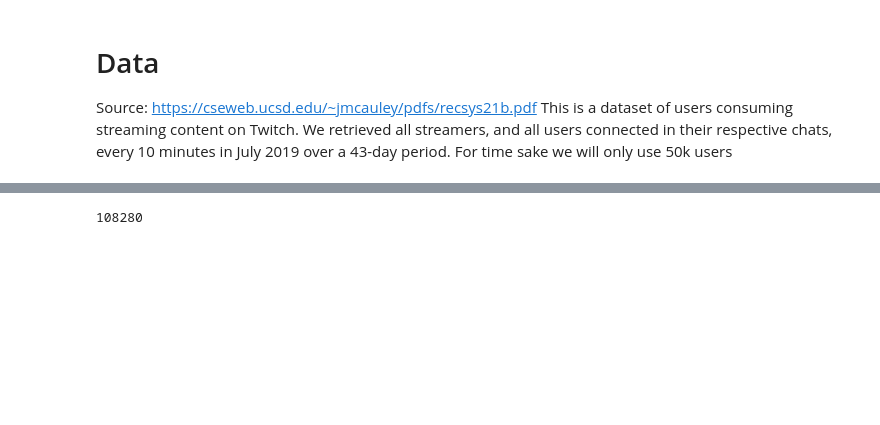
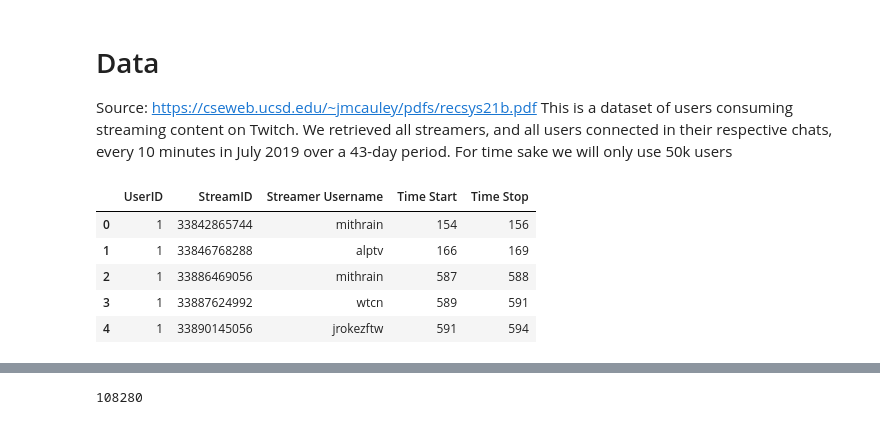
Before and after one commit to vdanielb/twitch-recommender, a Jupyter notebook: main.ipynb, the cells around one changed output, grey strips where cells are left out. Drawn from its saved outputs; the diff is of its cells as text; code cells hidden in the pictures; blank space fills up the shorter version.

```diff
--- a/main.ipynb
+++ b/main.ipynb
@@ -5,8 +27,23 @@ import pandas as pd
 Source: https://cseweb.ucsd.edu/~jmcauley/pdfs/recsys21b.pdf
 This is a dataset of users consuming streaming content on Twitch. We retrieved all streamers, and all users connected in their respective chats, every 10 minutes in July 2019 over a 43-day period. For time sake we will only use 50k users
 # %%
-twitchdf = pd.read_csv('https://mcauleylab.ucsd.edu/public_datasets/gdrive/twitch/100k_a.csv', header=None, names=["UserID", "StreamID", "Streamer Username", "Time Start", "Time Stop"])
-twitchdf = twitchdf[twitchdf['UserID']<=50000]
+data_path = Path("100k_a.csv")
+data_url = "https://mcauleylab.ucsd.edu/public_datasets/gdrive/twitch/100k_a.csv"
+column_names = ["UserID", "StreamID", "Streamer Username", "Time Start", "Time Stop"]
+if data_path.exists():
+    twitchdf = pd.read_csv(data_path, header=None, names=column_names)
+else:
+    twitchdf = pd.read_csv(data_url, header=None, names=column_names)
+    twitchdf.to_csv(data_path, index=False)  # cache for repeatability
+twitchdf = twitchdf[twitchdf['UserID'] <= 50000].copy()
+twitchdf.head()
+# %% [output]
+|  | UserID | StreamID | Streamer Username | Time Start | Time Stop |
+| 0 | 1 | 33842865744 | mithrain | 154 | 156 |
+| 1 | 1 | 33846768288 | alptv | 166 | 169 |
+| 2 | 1 | 33886469056 | mithrain | 587 | 588 |
+| 3 | 1 | 33887624992 | wtcn | 589 | 591 |
+| 4 | 1 | 33890145056 | jrokezftw | 591 | 594 |
 # %%
 twitchdf["Streamer Username"].value_counts()[:10].plot(kind="bar")
 # %% [output]
```
Also changed, not shown: parts of 38 cells of this notebook, 6 other files.
